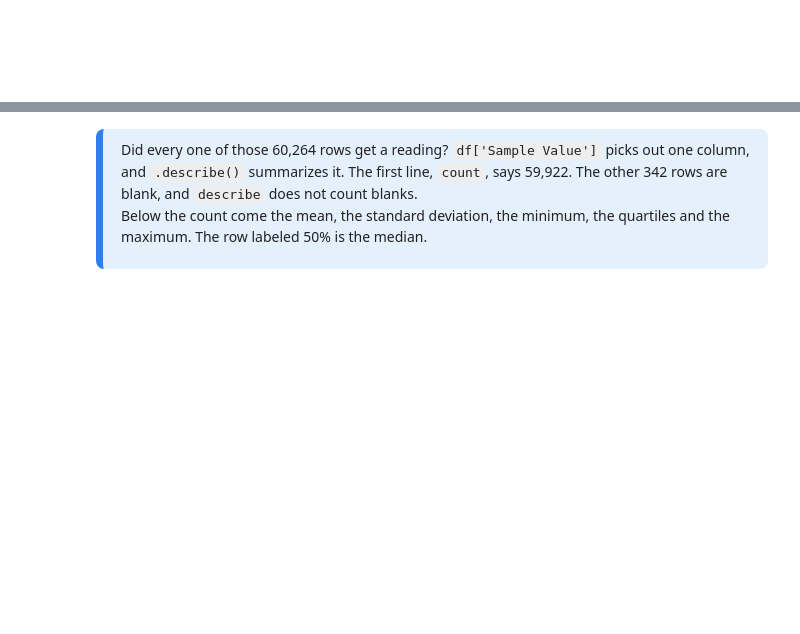
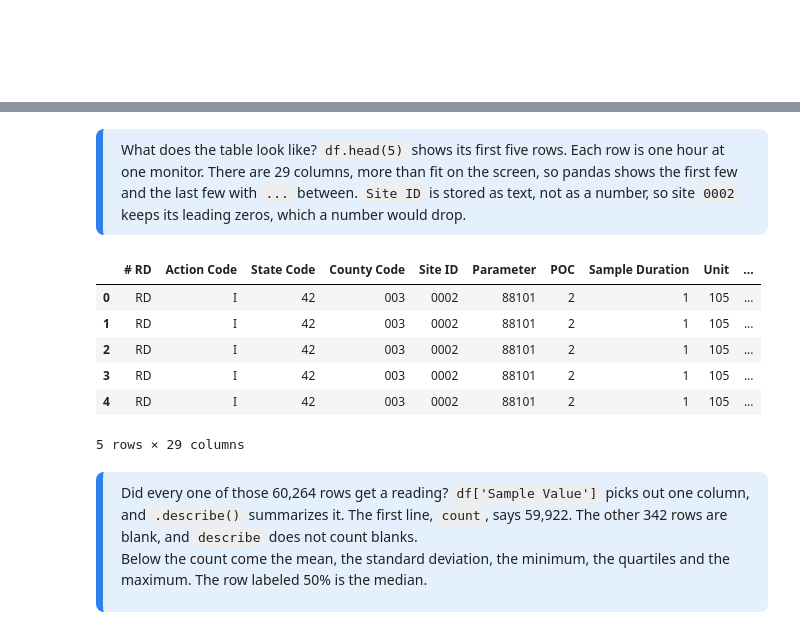
Before and after one commit to moroots/marama_2026, a Jupyter notebook: Session_1_Overview_of_Python_and_Simple Statistics/Session_1_2_Simple_Statistics.ipynb, the cells around one changed output, grey strips where cells are left out. Drawn from its saved outputs; the diff is of its cells as text; code cells hidden in the pictures; blank space fills up the shorter version.

```diff
--- a/Session_1_Overview_of_Python_and_Simple Statistics/Session_1_2_Simple_Statistics.ipynb
+++ b/Session_1_Overview_of_Python_and_Simple Statistics/Session_1_2_Simple_Statistics.ipynb
@@ -54,17 +58,8 @@ import numpy as np
 import pandas as pd
 import matplotlib.pyplot as plt
 # %%
-# Setup, part 2: find the data file. This tries three places in order.
-name = "AMP501_2420560-0.txt"
-candidates = [Path("../data") / name, Path("data") / name, Path("/content") / name]  # /content is Google Colab
+# Cell 2
+# Loading in some Sample Dataset I stored for the course
+from marama_2026 import sample_datasets as sd
 
-for path in candidates:
-    if path.exists():
-        break
-else:
-    raise FileNotFoundError(
-        f"Could not find {name}. Looked in: {[str(p) for p in candidates]}. "
-        "Put the file in the course data folder, or upload it to Colab."
-    )
-
-print("Using", path)
+df = sd.load_aqs_pm25() # This returns a pandas DataFrame type. We'll get into that later...
@@ -191,6 +356,0 @@ print(b[mask])
-# %%
-df = pd.read_csv(
-    path, sep="|", skiprows=[1], skipfooter=1, engine="python",
-    dtype={"Site ID": str, "Date": str, "Start Time": str},
-)
-print(df.shape)
@@ -197,3 +375,18 @@ print(df.shape)
+# %% [markdown]
+<div style="border-left:7px solid #2f80ed;background:rgba(47,128,237,.12);padding:10px 18px;margin:10px 0;border-radius:8px;line-height:1.5">
+    What does the table look like? <code>df.head(5)</code> shows its first five rows. Each row is one hour at one monitor. There are 29 columns, more than fit on the screen, so pandas shows the first few and the last few with <code>...</code> between. <code>Site ID</code> is stored as text, not as a number, so site <code>0002</code> keeps its leading zeros, which a number would drop.
+</div>
+# %%
+# Cell 15
+df.head(5)
+# %% [output]
+|  | # RD | Action Code | State Code | County Code | Site ID | Parameter | POC | Sample Duration | Unit | ... |
+| 0 | RD | I | 42 | 003 | 0002 | 88101 | 2 | 1 | 105 | ... |
+| 1 | RD | I | 42 | 003 | 0002 | 88101 | 2 | 1 | 105 | ... |
+| 2 | RD | I | 42 | 003 | 0002 | 88101 | 2 | 1 | 105 | ... |
+| 3 | RD | I | 42 | 003 | 0002 | 88101 | 2 | 1 | 105 | ... |
+| 4 | RD | I | 42 | 003 | 0002 | 88101 | 2 | 1 | 105 | ... |
+5 rows × 29 columns
 # %% [markdown]
 <div style="border-left:7px solid #2f80ed;background:rgba(47,128,237,.12);padding:10px 18px;margin:10px 0;border-radius:8px;line-height:1.5">
     Did every one of those 60,264 rows get a reading? <code>df['Sample Value']</code> picks out one column, and <code>.describe()</code> summarizes it. The first line, <code>count</code>, says 59,922. The other 342 rows are blank, and <code>describe</code> does not count blanks.
```
Also changed, not shown: parts of 54 cells of this notebook, 6 other files.
